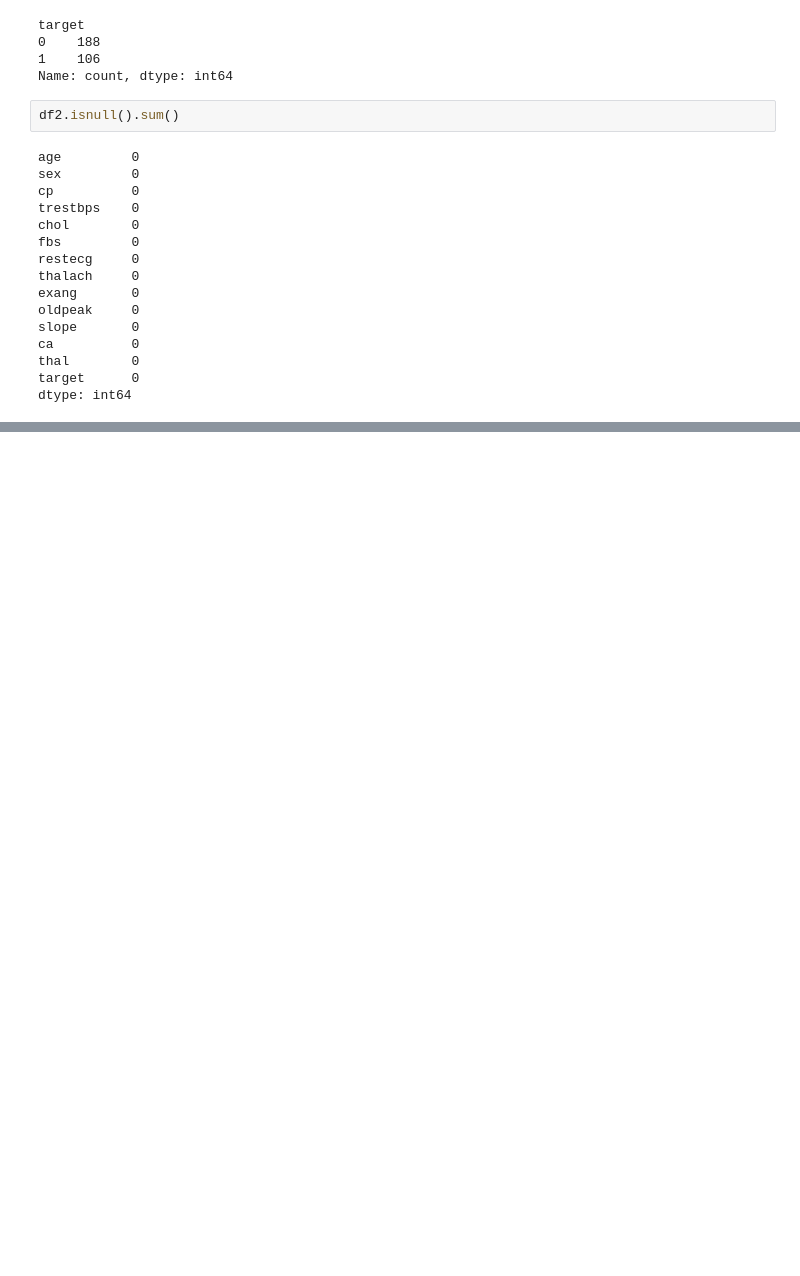
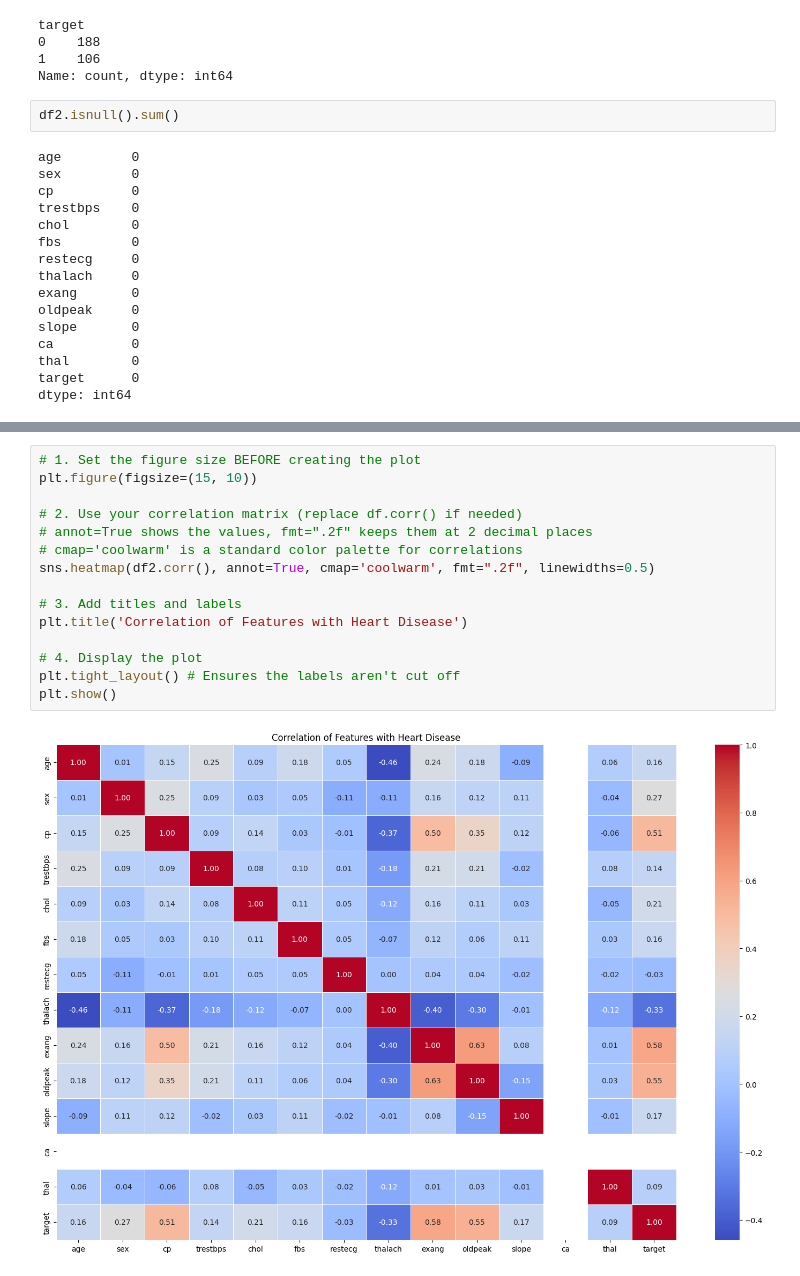
Before and after one commit to eshat69/PrivacyPreservingHealthFL, a Jupyter notebook: eda.ipynb, the cells around one changed output, grey strips where cells are left out. Drawn from its saved outputs; the diff is of its cells as text; blank space fills up the shorter version.

```diff
--- a/eda.ipynb
+++ b/eda.ipynb
@@ -187,0 +244,17 @@ dtype: int64
+# %%
+# 1. Set the figure size BEFORE creating the plot
+plt.figure(figsize=(15, 10))
+
+# 2. Use your correlation matrix (replace df.corr() if needed)
+# annot=True shows the values, fmt=".2f" keeps them at 2 decimal places
+# cmap='coolwarm' is a standard color palette for correlations
+sns.heatmap(df2.corr(), annot=True, cmap='coolwarm', fmt=".2f", linewidths=0.5)
+
+# 3. Add titles and labels
+plt.title('Correlation of Features with Heart Disease')
+
+# 4. Display the plot
+plt.tight_layout() # Ensures the labels aren't cut off
+plt.show()
+# %% [output]
+[figure, added]
```
Also changed, not shown: parts of 7 cells of this notebook.
